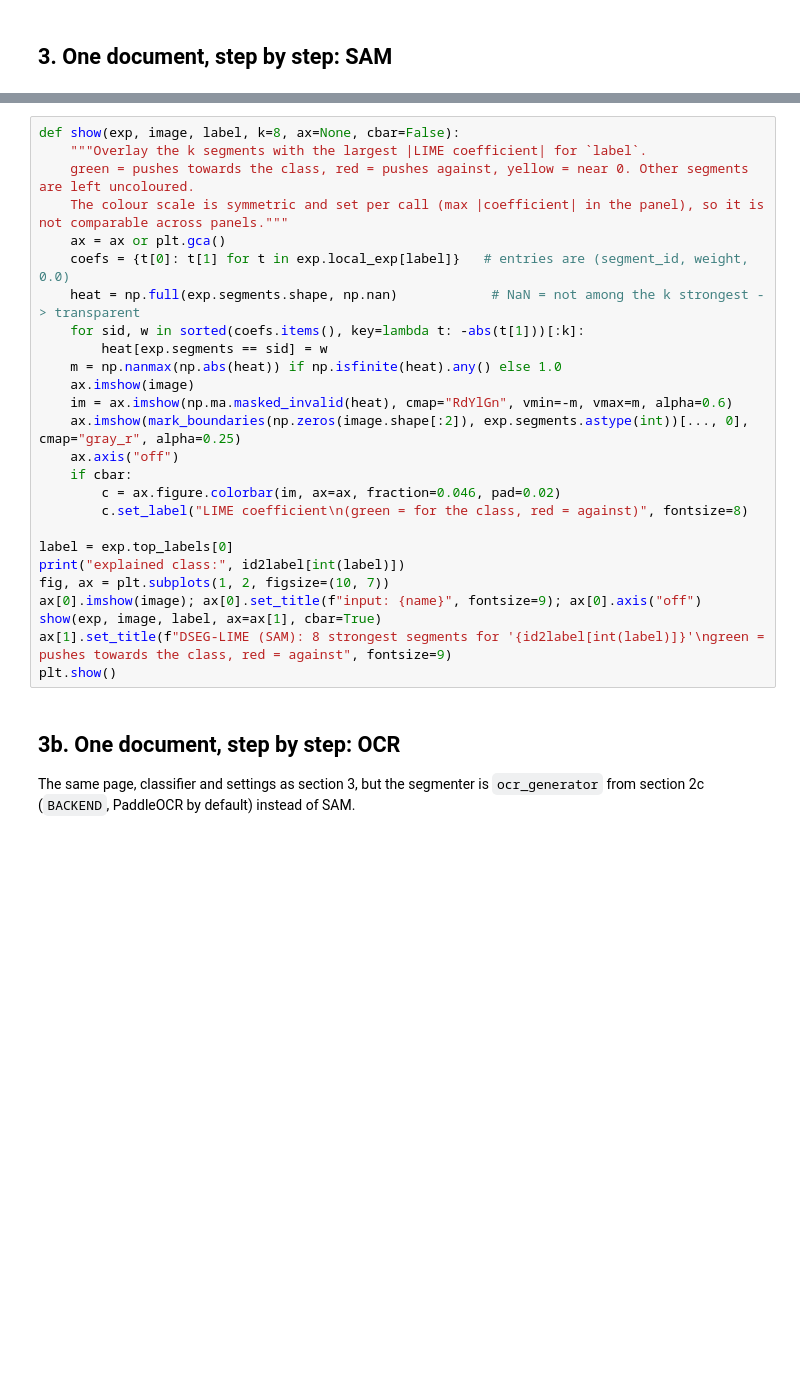
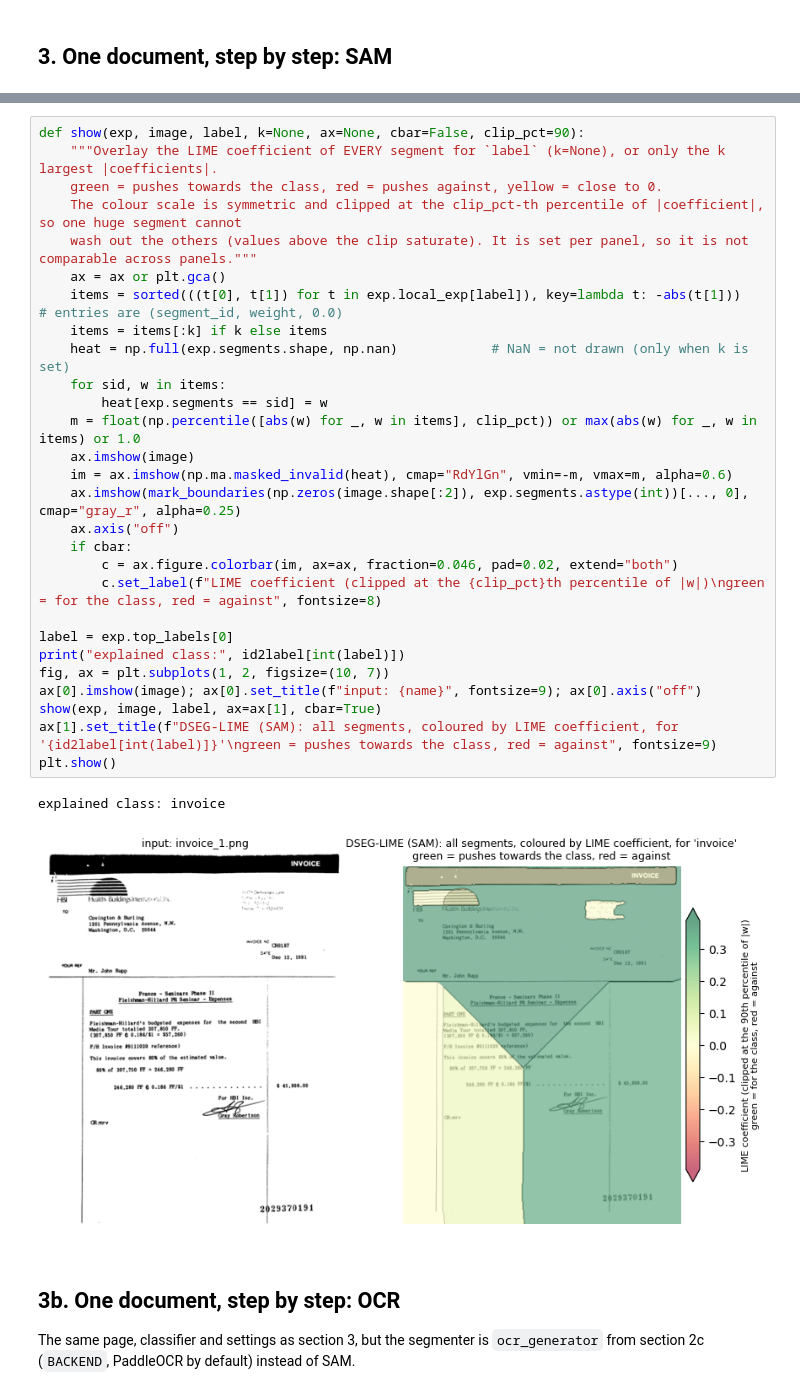
Before and after one commit to EmanuelaBoros/dseg-lime, a Jupyter notebook: notebooks/dseg_lime_rvlcdip_resnet.ipynb, the cells around one changed output, grey strips where cells are left out. Cells and saved outputs as stored; diff of their text form; blank space fills up the shorter version.

Commit message:
Update colors in plots

```diff
--- a/notebooks/dseg_lime_rvlcdip_resnet.ipynb
+++ b/notebooks/dseg_lime_rvlcdip_resnet.ipynb
@@ -161,29 +178,34 @@ Green = pushes towards the predicted class, red = pushes against, yellow = close
 # %%
-def show(exp, image, label, k=8, ax=None, cbar=False):
-    """Overlay the k segments with the largest |LIME coefficient| for `label`.
-    green = pushes towards the class, red = pushes against, yellow = near 0. Other segments are left uncoloured.
-    The colour scale is symmetric and set per call (max |coefficient| in the panel), so it is not comparable across panels."""
+def show(exp, image, label, k=None, ax=None, cbar=False, clip_pct=90):
+    """Overlay the LIME coefficient of EVERY segment for `label` (k=None), or only the k largest |coefficients|.
+    green = pushes towards the class, red = pushes against, yellow = close to 0.
+    The colour scale is symmetric and clipped at the clip_pct-th percentile of |coefficient|, so one huge segment cannot
+    wash out the others (values above the clip saturate). It is set per panel, so it is not comparable across panels."""
     ax = ax or plt.gca()
-    coefs = {t[0]: t[1] for t in exp.local_exp[label]}   # entries are (segment_id, weight, 0.0)
-    heat = np.full(exp.segments.shape, np.nan)            # NaN = not among the k strongest -> transparent
-    for sid, w in sorted(coefs.items(), key=lambda t: -abs(t[1]))[:k]:
+    items = sorted(((t[0], t[1]) for t in exp.local_exp[label]), key=lambda t: -abs(t[1]))   # entries are (segment_id, weight, 0.0)
+    items = items[:k] if k else items
+    heat = np.full(exp.segments.shape, np.nan)            # NaN = not drawn (only when k is set)
+    for sid, w in items:
         heat[exp.segments == sid] = w
-    m = np.nanmax(np.abs(heat)) if np.isfinite(heat).any() else 1.0
+    m = float(np.percentile([abs(w) for _, w in items], clip_pct)) or max(abs(w) for _, w in items) or 1.0
     ax.imshow(image)
     im = ax.imshow(np.ma.masked_invalid(heat), cmap="RdYlGn", vmin=-m, vmax=m, alpha=0.6)
     ax.imshow(mark_boundaries(np.zeros(image.shape[:2]), exp.segments.astype(int))[..., 0], cmap="gray_r", alpha=0.25)
     ax.axis("off")
     if cbar:
-        c = ax.figure.colorbar(im, ax=ax, fraction=0.046, pad=0.02)
-        c.set_label("LIME coefficient\n(green = for the class, red = against)", fontsize=8)
+        c = ax.figure.colorbar(im, ax=ax, fraction=0.046, pad=0.02, extend="both")
+        c.set_label(f"LIME coefficient (clipped at the {clip_pct}th percentile of |w|)\ngreen = for the class, red = against", fontsize=8)
 
 label = exp.top_labels[0]
 print("explained class:", id2label[int(label)])
 fig, ax = plt.subplots(1, 2, figsize=(10, 7))
 ax[0].imshow(image); ax[0].set_title(f"input: {name}", fontsize=9); ax[0].axis("off")
 show(exp, image, label, ax=ax[1], cbar=True)
-ax[1].set_title(f"DSEG-LIME (SAM): 8 strongest segments for '{id2label[int(label)]}'\ngreen = pushes towards the class, red = against", fontsize=9)
+ax[1].set_title(f"DSEG-LIME (SAM): all segments, coloured by LIME coefficient, for '{id2label[int(label)]}'\ngreen = pushes towards the class, red = against", fontsize=9)
 plt.show()
+# %% [output]
+explained class: invoice
+[figure, added]
 # %% [markdown]
 ## 3b. One document, step by step: OCR
 
```
Also changed, not shown: parts of 13 cells of this notebook, 2 other files.
